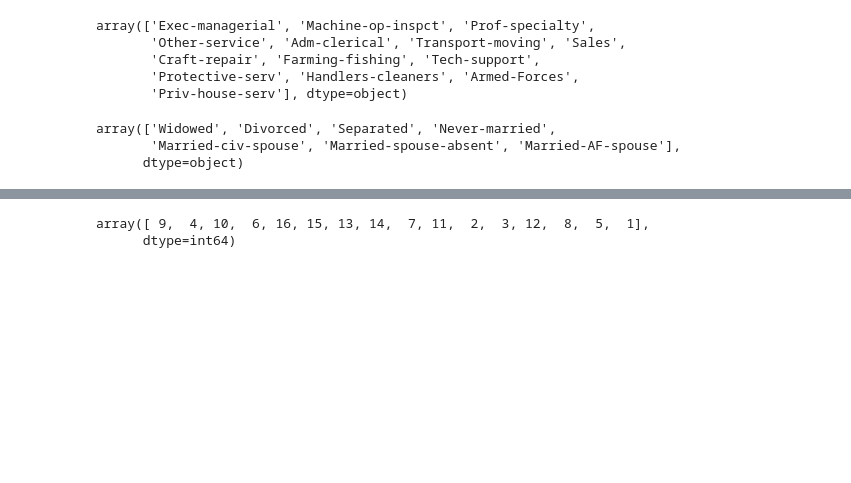
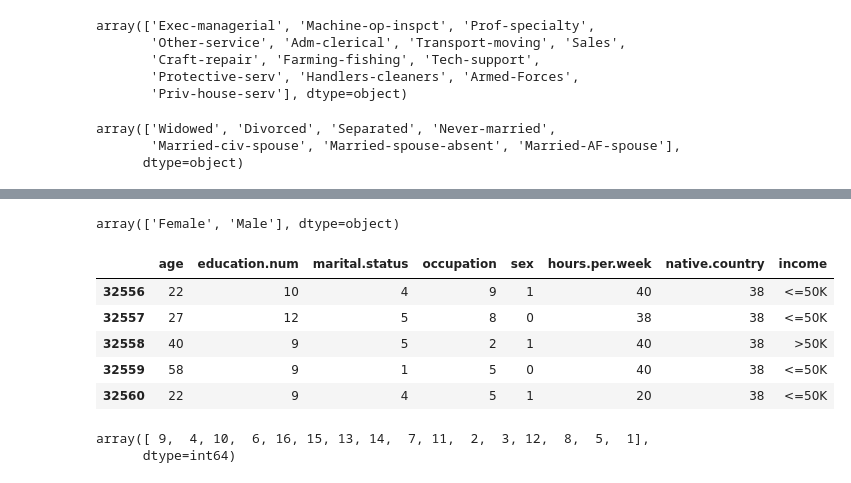
Before and after one commit to Naqibee/Project4, a Jupyter notebook: Income_Prediction.ipynb, the cells around one changed output, grey strips where cells are left out. Saved outputs shown, nothing was run; the diff lists cells and outputs as text; code cells hidden in the pictures; blank space fills up the shorter version.

```diff
--- a/Income_Prediction.ipynb
+++ b/Income_Prediction.ipynb
@@ -96,0 +124,4 @@ array(['Widowed', 'Divorced', 'Separated', 'Never-married',
+# %%
+df["sex"].unique()
+# %% [output]
+array(['Female', 'Male'], dtype=object)
@@ -97,3 +130,12 @@ array(['Widowed', 'Divorced', 'Separated', 'Never-married',
+# %%
+df.tail ()
+# %% [output]
+|  | age | education.num | marital.status | occupation | sex | hours.per.week | native.country | income |
+| 32556 | 22 | 10 | 4 | 9 | 1 | 40 | 38 | <=50K |
+| 32557 | 27 | 12 | 5 | 8 | 0 | 38 | 38 | <=50K |
+| 32558 | 40 | 9 | 5 | 2 | 1 | 40 | 38 | >50K |
+| 32559 | 58 | 9 | 1 | 5 | 0 | 40 | 38 | <=50K |
+| 32560 | 22 | 9 | 4 | 5 | 1 | 20 | 38 | <=50K |
 # %%
 # find the unique values of education.num
 df["education.num"].unique()
```
Also changed, not shown: parts of 29 cells of this notebook.
